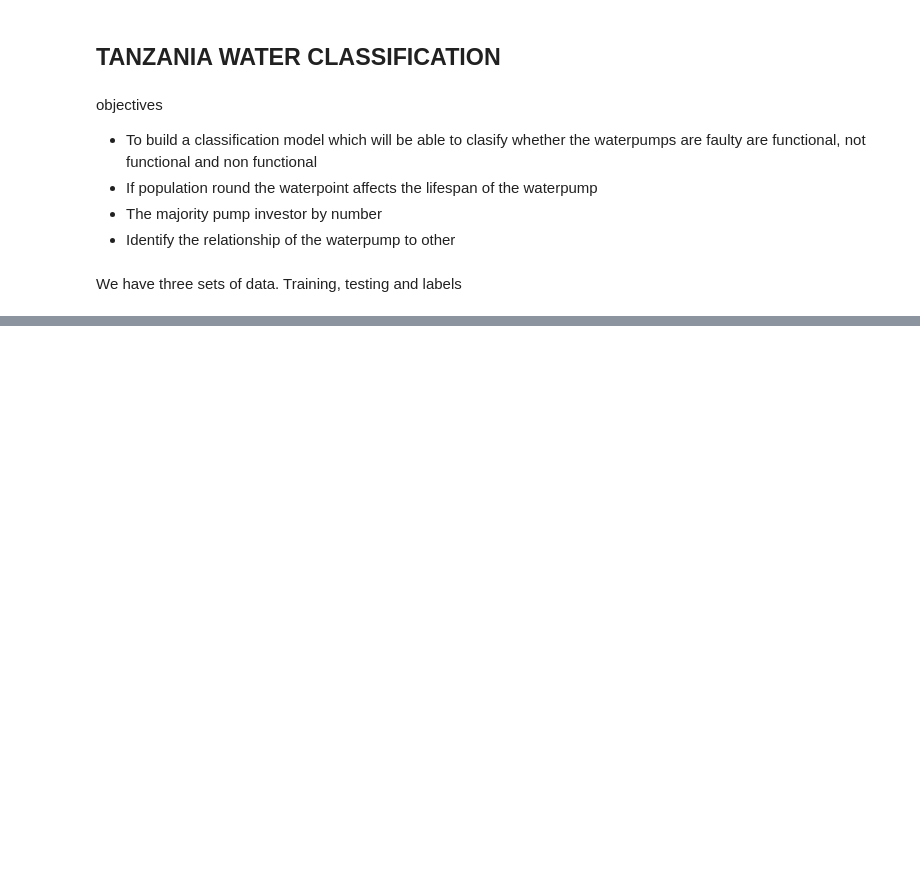
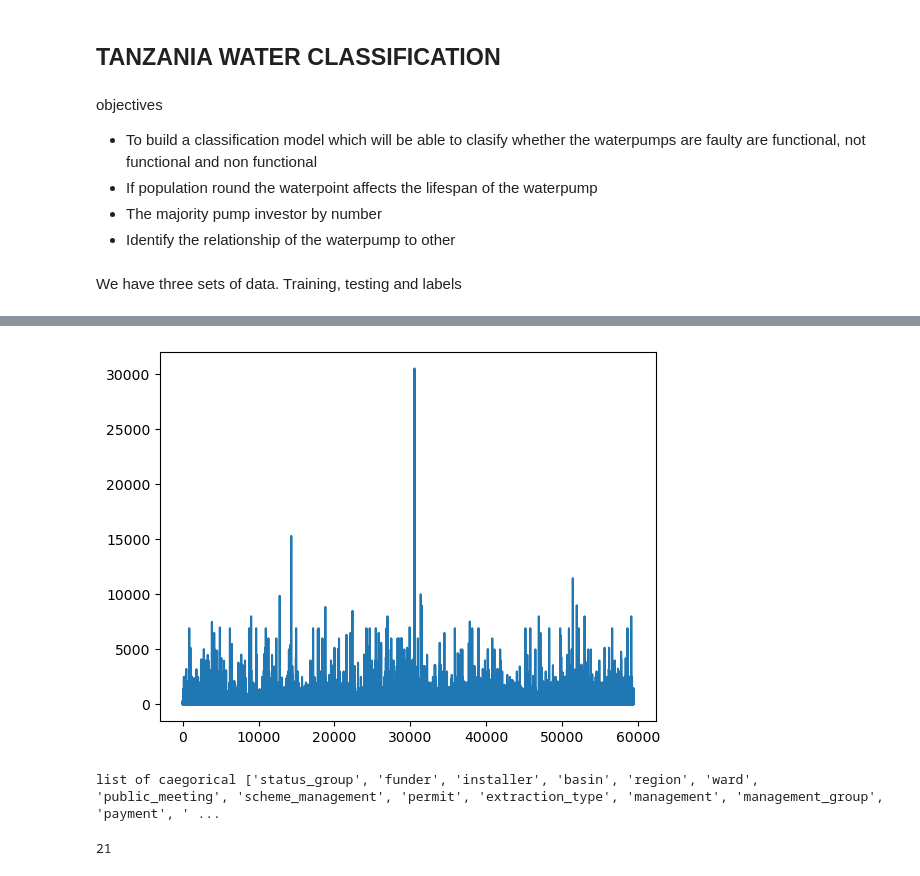
Before and after one commit to Mbachia/Tanzania-Water-Classification, a Jupyter notebook: notebook.ipynb, the cells around one changed output, grey strips where cells are left out. Drawn from its saved outputs; the diff is of its cells as text; code cells hidden in the pictures; blank space fills up the shorter version.

```diff
--- a/notebook.ipynb
+++ b/notebook.ipynb
@@ -82,0 +109,6 @@ data[15:40]
+# %%
+# Dropping the irrelevant columns column
+columns_to_drop = ['scheme_name', 'longitude', 'latitude', 'num_private','date_recorded', 'wpt_name',
+                   'subvillage', 'region_code', 'district_code', 'lga','recorded_by', 'extraction_type_group',
+                     'extraction_type_class','source_class', 'waterpoint_type_group', 'id']
+data.drop(columns=columns_to_drop, inplace=True)
@@ -171,0 +274,16 @@ data.duplicated().sum()
+# %%
+# plotting a correlation matrix
+data['population'].plot(kind="line")
+plt.show()
+# %% [output]
+[figure, added]
+# %%
+# Data Preprocessing
+categorical = [column for column in data.columns if data[column].dtype == "O"]
+numerical = [column for column in data.columns if data[column].dtype !=  "O"]
+
+print('list of caegorical {}'.format(categorical))
+len(categorical)
+# %% [output]
+list of caegorical ['status_group', 'funder', 'installer', 'basin', 'region', 'ward', 'public_meeting', 'scheme_management', 'permit', 'extraction_type', 'management', 'management_group', 'payment', ' ...
+21
```
Also changed, not shown: parts of 49 cells of this notebook, 3 other files.
